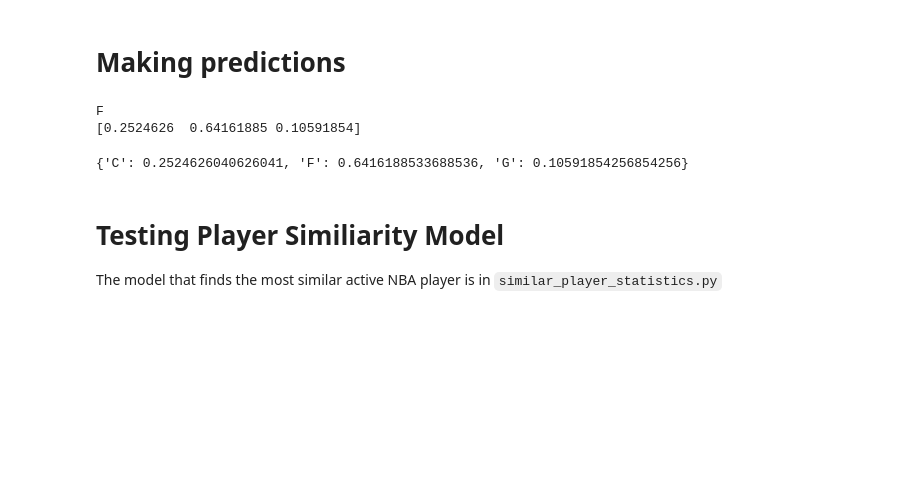
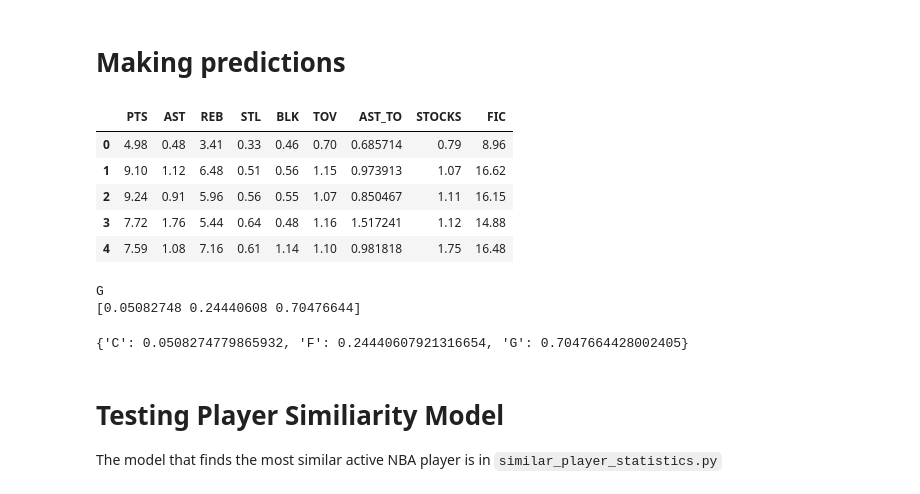
Before and after one commit to danielliu2707/positionn, a Jupyter notebook: 03_stats_model.ipynb, the cells around one changed output. Cells and saved outputs as stored; diff of their text form; code cells hidden in the pictures; blank space fills up the shorter version.

Commit message:
Seralise new player statistics model.
This commit serialises/exports the improved player statistics model - with an 8% increase in balanaced accuracy.

```diff
--- a/03_stats_model.ipynb
+++ b/03_stats_model.ipynb
@@ -772,0 +758,8 @@ Apply test data to the best performing model according to CV
+# %%
+svm_best_params = svm_gridsearch_model.get_params()
+best_svm_model = Pipeline(steps=[
+        ("preprocessor", preprocessor),
+        ("model", SVC())
+])
+best_svm_model.set_params(**svm_best_params)
+best_svm_model.fit(data, target)
@@ -780,6 +784,15 @@ Finally, I will retrain the model on the full dataset (training & validation set
 #pickle.dump(le, open(os.path.join("models", "stats_encoder.sav"), "wb"))
 # %% [markdown]
 # Making predictions
+# %%
+data.head()
+# %% [output]
+|  | PTS | AST | REB | STL | BLK | TOV | AST_TO | STOCKS | FIC |
+| 0 | 4.98 | 0.48 | 3.41 | 0.33 | 0.46 | 0.70 | 0.685714 | 0.79 | 8.96 |
+| 1 | 9.10 | 1.12 | 6.48 | 0.51 | 0.56 | 1.15 | 0.973913 | 1.07 | 16.62 |
+| 2 | 9.24 | 0.91 | 5.96 | 0.56 | 0.55 | 1.07 | 0.850467 | 1.11 | 16.15 |
+| 3 | 7.72 | 1.76 | 5.44 | 0.64 | 0.48 | 1.16 | 1.517241 | 1.12 | 14.88 |
+| 4 | 7.59 | 1.08 | 7.16 | 0.61 | 1.14 | 1.10 | 0.981818 | 1.75 | 16.48 |
 # %%
 def load_model(model):
     return pickle.load(open(model, 'rb'))
@@ -788,19 +801,25 @@ stats_predictor = load_model(os.path.join("models", "stats_model.sav"))
 stats_le = load_model(os.path.join("models", "stats_encoder.sav"))
 
 # Example inputs
-input_features = (np.array([[20, 10, 10, 1, 1, 31, 2000]]))
+pts, ast, reb, stl, blk, tov = 20, 10, 10, 1, 1, 1
+ast_to, stocks, fic = round(ast/tov, 2), round(stl+blk, 2), round(pts+reb+ast+stl+blk-tov, 2)
+input_features = pd.DataFrame([[pts, ast, reb, stl, blk, tov, ast_to, stocks, fic]],
+                            columns=['PTS', 'AST', 'REB', 'STL', 'BLK', 'TOV', 'AST_TO', 'STOCKS', 'FIC'])
 stats_predictor.predict(input_features)
 predicted_pos = stats_le.inverse_transform(stats_predictor.predict(input_features))[0][0]   # obtain prediction using models
 print(predicted_pos)
+
+# The pipeline will handle the scaling internally
+predicted_pos = stats_le.inverse_transform(stats_predictor.predict(input_features))[0]
 
 predicted_proba = stats_predictor.predict_proba(input_features).flatten()
 print(predicted_proba)
 all_positions = stats_le.inverse_transform([0, 1, 2])
 {pos: prob for pos, prob in zip(all_positions, predicted_proba)}
 # %% [output]
-F
-[0.2524626  0.64161885 0.10591854]
+G
+[0.05082748 0.24440608 0.70476644]
-{'C': 0.2524626040626041, 'F': 0.6416188533688536, 'G': 0.10591854256854256}
+{'C': 0.0508274779865932, 'F': 0.24440607921316654, 'G': 0.7047664428002405}
 # %% [markdown]
 # Testing Player Similiarity Model
 
```
Also changed, not shown: parts of 16 cells of this notebook, 1 other file.
